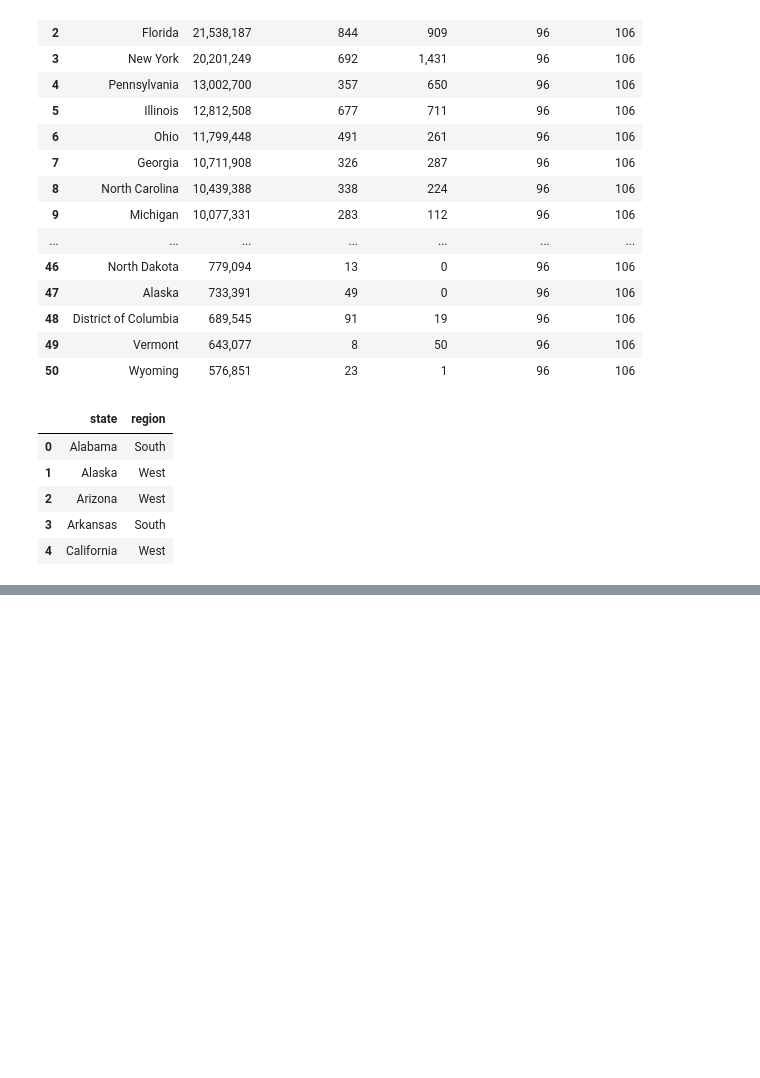
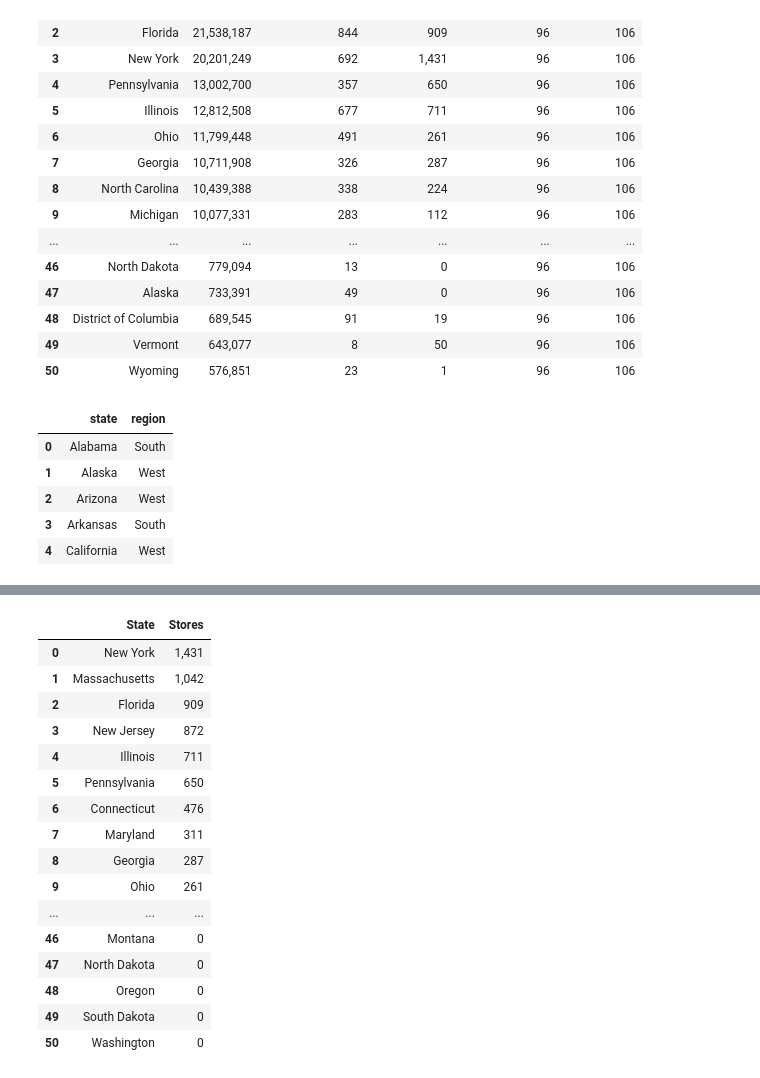
Before and after one commit to alexandragrover/GSB-544, a Jupyter notebook: Labs/Lab4/Lab4.ipynb, the cells around one changed output, grey strips where cells are left out. Cells and saved outputs as stored; diff of their text form; code cells hidden in the pictures; blank space fills up the shorter version.

```diff
--- a/Labs/Lab4/Lab4.ipynb
+++ b/Labs/Lab4/Lab4.ipynb
@@ -241,0 +273,44 @@ final_merged.head()
+# %%
+def webscrape(url):
+
+    response = requests.get(url)
+    soup = BeautifulSoup(response.content, "html.parser")
+    table=(soup.find_all("table"))[0]
+
+    df= []
+
+# iterate over all rows in the population table
+    for row in table.find_all("tr")[1:]:
+
+        #state
+        state= row.find("th").text
+
+        #number of stores
+        num=row.find("td").text
+
+        df.append({
+                "State": state,
+                "Stores": num,
+    })
+    df =pd.DataFrame(df)
+    return df
+# %%
+webscrape("https://worldpopulationreview.com/state-rankings/dunkin-donuts-by-state")
+# %% [output]
+|  | State | Stores |
+| 0 | New York | 1,431 |
+| 1 | Massachusetts | 1,042 |
+| 2 | Florida | 909 |
+| 3 | New Jersey | 872 |
+| 4 | Illinois | 711 |
+| 5 | Pennsylvania | 650 |
+| 6 | Connecticut | 476 |
+| 7 | Maryland | 311 |
+| 8 | Georgia | 287 |
+| 9 | Ohio | 261 |
+| ... | ... | ... |
+| 46 | Montana | 0 |
+| 47 | North Dakota | 0 |
+| 48 | Oregon | 0 |
+| 49 | South Dakota | 0 |
+| 50 | Washington | 0 |
```
Also changed, not shown: parts of 16 cells of this notebook.
